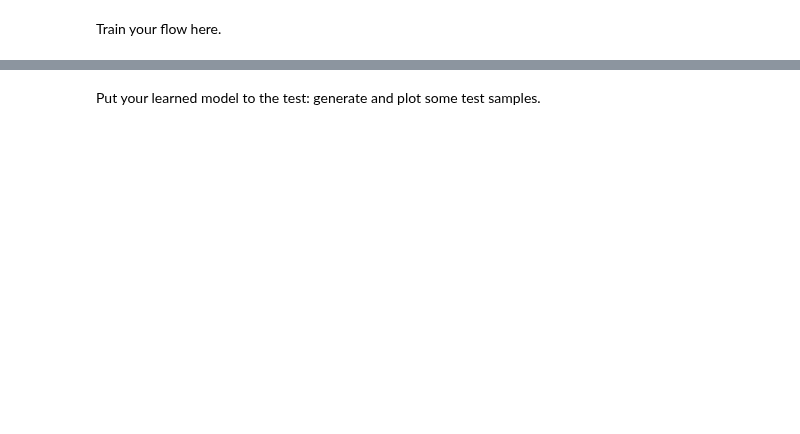
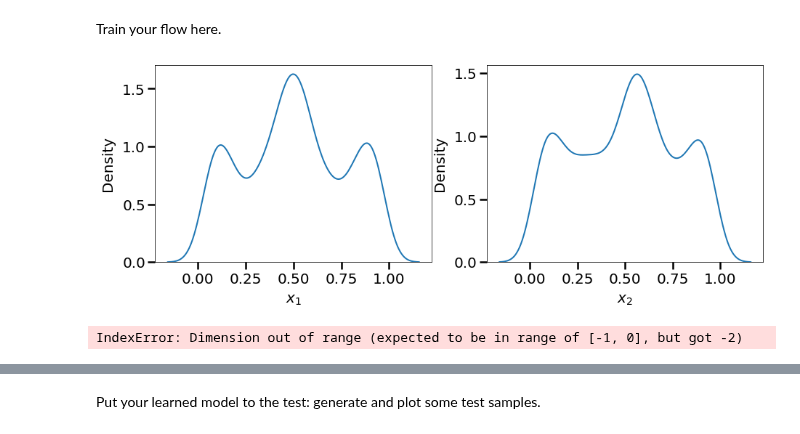
Before and after one commit to FelixSto/NSP_Assignments, a Jupyter notebook: notebooks/assignments/1-6-flows.ipynb, the cells around one changed output, grey strips where cells are left out. Cells and saved outputs as stored; diff of their text form; code cells hidden in the pictures; blank space fills up the shorter version.

```diff
--- a/notebooks/assignments/1-6-flows.ipynb
+++ b/notebooks/assignments/1-6-flows.ipynb
@@ -56,2 +60,12 @@ Our image format is 512 x 512.
 # %% [markdown]
 Train your flow here.
+# %%
+import seaborn as sns
+X_data = torch.from_numpy(data)/512;
+
+fig,axes = plt.subplots(1,2,figsize=(15,5))
+
+sns.kdeplot(data=X_data[:,0],ax=axes[0]).set_xlabel('$x_1$');
+sns.kdeplot(data=X_data[:,1],ax=axes[1]).set_xlabel('$x_2$');
+# %% [output]
+[figure, added]
@@ -57,0 +76,17 @@ Train your flow here.
+# %%
+from pyro.nn import DenseNN
+input_dim = 2
+split_dim = 2
+count_bins = 16
+base_dist = dist.Normal(torch.zeros(input_dim), torch.ones(input_dim))
+param_dims = [(input_dim - split_dim) * count_bins,
+     (input_dim - split_dim) * count_bins,
+     (input_dim - split_dim) * (count_bins - 1),
+     (input_dim - split_dim) * count_bins]
+hypernet = DenseNN(split_dim, [20*input_dim], param_dims)
+transform = T.SplineCoupling(input_dim, split_dim, hypernet)
+pyro.module("my_transform", transform)  # doctest: +SKIP
+flow_dist = dist.TransformedDistribution(base_dist, [transform])
+flow_dist.sample()  # doctest: +SKIP
+# %% [output]
+IndexError: Dimension out of range (expected to be in range of [-1, 0], but got -2)
```
Also changed, not shown: parts of 10 cells of this notebook, 4 other files.
